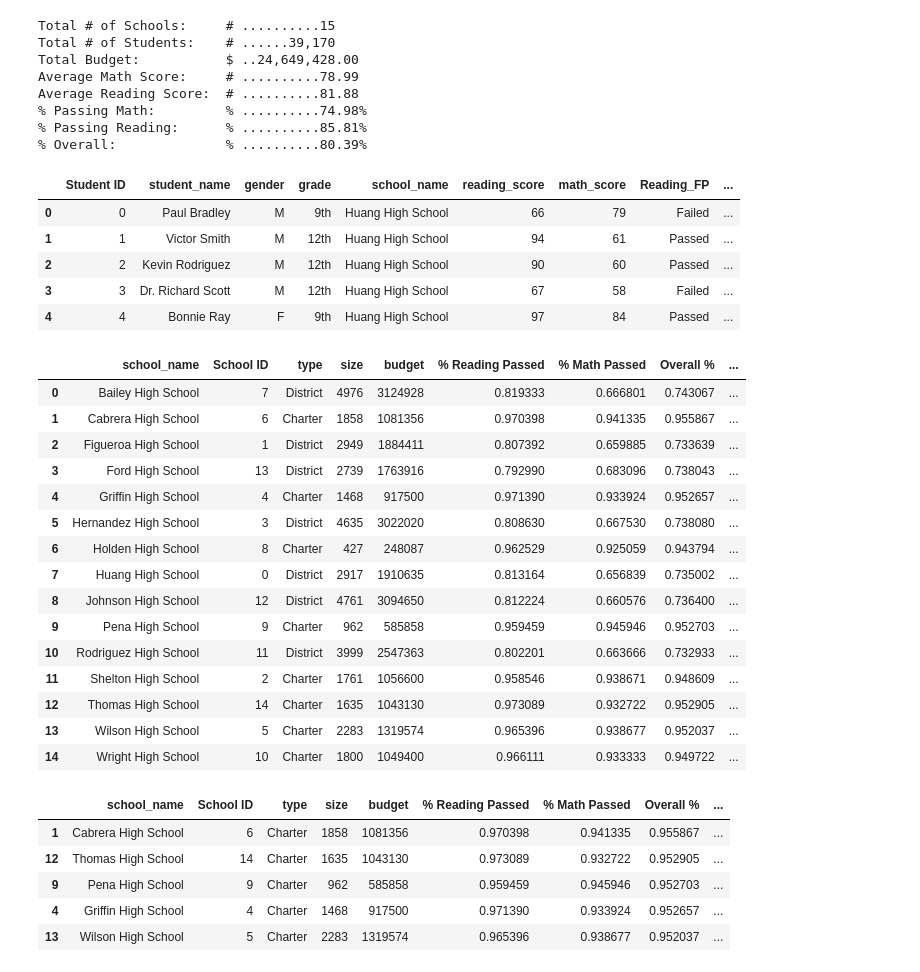
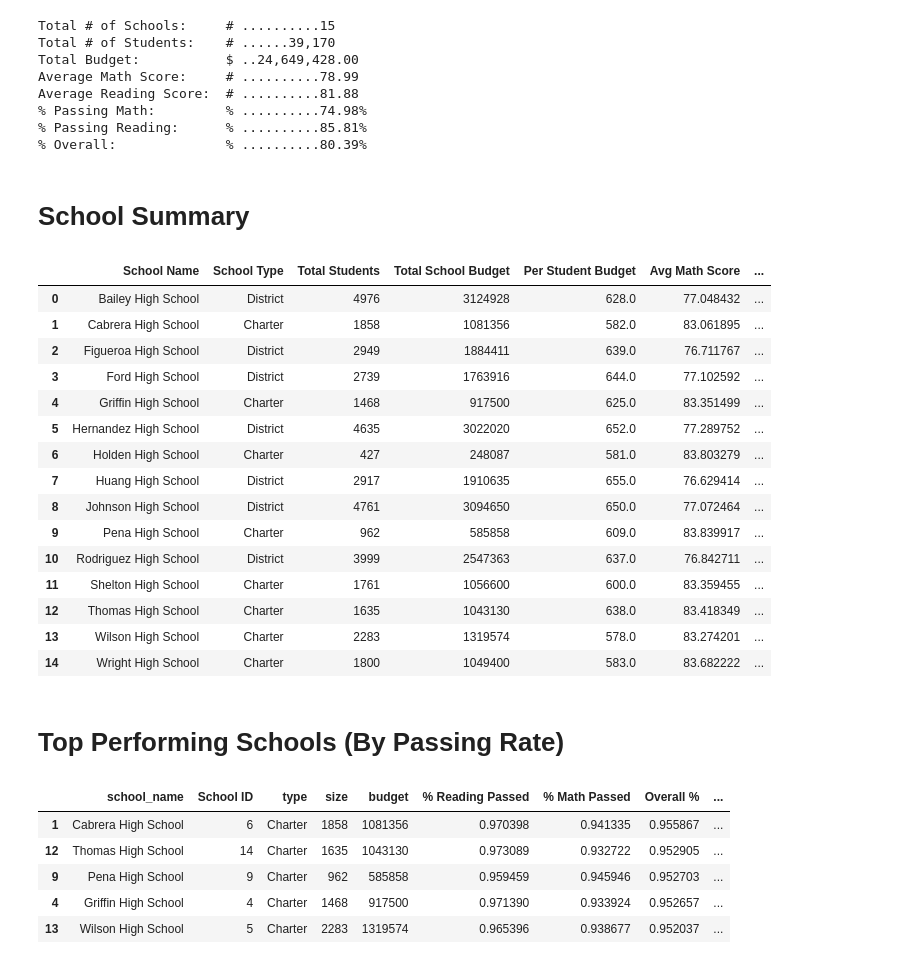
Before and after one commit to alejoes/04-PandasProjects, a Jupyter notebook: School District Analysis/Academy of Py.ipynb, the cells around one changed output. Saved outputs shown, nothing was run; the diff lists cells and outputs as text; code cells hidden in the pictures.

Commit message:
Schools

```diff
--- a/School District Analysis/Academy of Py.ipynb
+++ b/School District Analysis/Academy of Py.ipynb
@@ -71,14 +66,0 @@ Average Reading Score:  # ..........81.88
-# %%
-bins=[0,69,100]
-labels=["Failed","Passed"]
-
-df_st["Reading_FP"]=pd.cut(df_st["reading_score"],bins=bins,labels=labels)
-df_st["Math_FP"]=pd.cut(df_st["math_score"],bins=bins,labels=labels)
-df_st.head()
-# %% [output]
-|  | Student ID | student_name | gender | grade | school_name | reading_score | math_score | Reading_FP | ... |
-| 0 | 0 | Paul Bradley | M | 9th | Huang High School | 66 | 79 | Failed | ... |
-| 1 | 1 | Victor Smith | M | 12th | Huang High School | 94 | 61 | Passed | ... |
-| 2 | 2 | Kevin Rodriguez | M | 12th | Huang High School | 90 | 60 | Passed | ... |
-| 3 | 3 | Dr. Richard Scott | M | 12th | Huang High School | 67 | 58 | Failed | ... |
-| 4 | 4 | Bonnie Ray | F | 9th | Huang High School | 97 | 84 | Passed | ... |
@@ -88,34 +67,50 @@ df_st.head()
+# %% [markdown]
+# School Summary
 # %%
+bins=[0,69,100]
+labels=["Failed","Passed"]
+
+df_st["Reading_FP"]=pd.cut(df_st["reading_score"],bins=bins,labels=labels)
+df_st["Math_FP"]=pd.cut(df_st["math_score"],bins=bins,labels=labels)
 newm_st=df_st[df_st.Math_FP=="Passed"]
 newr_st=df_st[df_st.Reading_FP=="Passed"]
 newm_st=(newm_st.groupby(["school_name"])["Math_FP"].count()).reset_index()
 newr_st=(newr_st.groupby(["school_name"])["Reading_FP"].count()).reset_index()
-#cdlm["% Passing Math"]=new_st.groupby(["school_name"])["Math_FP"].count()/cdlm["size"]
-#cdlm
 new_st=pd.merge(newr_st,newm_st,on="school_name")
 new_st=pd.merge(new_st,df_sc,on="school_name")
-new_st["% Reading Passed"]=new_st["Reading_FP"]/new_st["size"]
-new_st["% Math Passed"]=new_st["Math_FP"]/new_st["size"]
+AvM=df_st.groupby(["school_name"])["math_score"].mean().reset_index()
+AvR=df_st.groupby(["school_name"])["reading_score"].mean().reset_index()
+AvMR=pd.merge(AvM,AvR,on="school_name")
+new_st["% Passing Reading"]=new_st["Reading_FP"]/new_st["size"]
+new_st["% Passing Math"]=new_st["Math_FP"]/new_st["size"]
 new_st["Overall %"]=(new_st["Math_FP"]+new_st["Reading_FP"])/(2*new_st["size"])
 new_st["Per Student Budget"]=new_st["budget"]/new_st["size"]
-neww=new_st.drop(columns=["Reading_FP","Math_FP"],axis=1)
-
+neww=new_st.drop(columns=["Reading_FP","Math_FP","School ID"],axis=1)
+neww=pd.merge(neww,AvMR,on="school_name")
+neww=neww[["school_name","type","size","budget","Per Student Budget",
+           "math_score","reading_score","% Passing Math","% Passing Reading",
+          "Overall %"]]
+neww=neww.rename(columns={"school_name":"School Name","type":"School Type",
+        "budget":"Total School Budget","math_score":"Avg Math Score",
+        "reading_score":"Avg Reading Score","size":"Total Students"})
 neww
 # %% [output]
-|  | school_name | School ID | type | size | budget | % Reading Passed | % Math Passed | Overall % | ... |
-| 0 | Bailey High School | 7 | District | 4976 | 3124928 | 0.819333 | 0.666801 | 0.743067 | ... |
-| 1 | Cabrera High School | 6 | Charter | 1858 | 1081356 | 0.970398 | 0.941335 | 0.955867 | ... |
-| 2 | Figueroa High School | 1 | District | 2949 | 1884411 | 0.807392 | 0.659885 | 0.733639 | ... |
-| 3 | Ford High School | 13 | District | 2739 | 1763916 | 0.792990 | 0.683096 | 0.738043 | ... |
-| 4 | Griffin High School | 4 | Charter | 1468 | 917500 | 0.971390 | 0.933924 | 0.952657 | ... |
-| 5 | Hernandez High School | 3 | District | 4635 | 3022020 | 0.808630 | 0.667530 | 0.738080 | ... |
-| 6 | Holden High School | 8 | Charter | 427 | 248087 | 0.962529 | 0.925059 | 0.943794 | ... |
-| 7 | Huang High School | 0 | District | 2917 | 1910635 | 0.813164 | 0.656839 | 0.735002 | ... |
-| 8 | Johnson High School | 12 | District | 4761 | 3094650 | 0.812224 | 0.660576 | 0.736400 | ... |
-| 9 | Pena High School | 9 | Charter | 962 | 585858 | 0.959459 | 0.945946 | 0.952703 | ... |
-| 10 | Rodriguez High School | 11 | District | 3999 | 2547363 | 0.802201 | 0.663666 | 0.732933 | ... |
-| 11 | Shelton High School | 2 | Charter | 1761 | 1056600 | 0.958546 | 0.938671 | 0.948609 | ... |
-| 12 | Thomas High School | 14 | Charter | 1635 | 1043130 | 0.973089 | 0.932722 | 0.952905 | ... |
-| 13 | Wilson High School | 5 | Charter | 2283 | 1319574 | 0.965396 | 0.938677 | 0.952037 | ... |
-| 14 | Wright High School | 10 | Charter | 1800 | 1049400 | 0.966111 | 0.933333 | 0.949722 | ... |
+|  | School Name | School Type | Total Students | Total School Budget | Per Student Budget | Avg Math Score | ... |
+| 0 | Bailey High School | District | 4976 | 3124928 | 628.0 | 77.048432 | ... |
+| 1 | Cabrera High School | Charter | 1858 | 1081356 | 582.0 | 83.061895 | ... |
+| 2 | Figueroa High School | District | 2949 | 1884411 | 639.0 | 76.711767 | ... |
+| 3 | Ford High School | District | 2739 | 1763916 | 644.0 | 77.102592 | ... |
+| 4 | Griffin High School | Charter | 1468 | 917500 | 625.0 | 83.351499 | ... |
+| 5 | Hernandez High School | District | 4635 | 3022020 | 652.0 | 77.289752 | ... |
+| 6 | Holden High School | Charter | 427 | 248087 | 581.0 | 83.803279 | ... |
+| 7 | Huang High School | District | 2917 | 1910635 | 655.0 | 76.629414 | ... |
+| 8 | Johnson High School | District | 4761 | 3094650 | 650.0 | 77.072464 | ... |
+| 9 | Pena High School | Charter | 962 | 585858 | 609.0 | 83.839917 | ... |
+| 10 | Rodriguez High School | District | 3999 | 2547363 | 637.0 | 76.842711 | ... |
+| 11 | Shelton High School | Charter | 1761 | 1056600 | 600.0 | 83.359455 | ... |
+| 12 | Thomas High School | Charter | 1635 | 1043130 | 638.0 | 83.418349 | ... |
+| 13 | Wilson High School | Charter | 2283 | 1319574 | 578.0 | 83.274201 | ... |
+| 14 | Wright High School | Charter | 1800 | 1049400 | 583.0 | 83.682222 | ... |
+# %% [markdown]
+# Top Performing Schools (By Passing Rate)
 # %%
```
Also changed, not shown: parts of 11 cells of this notebook.
